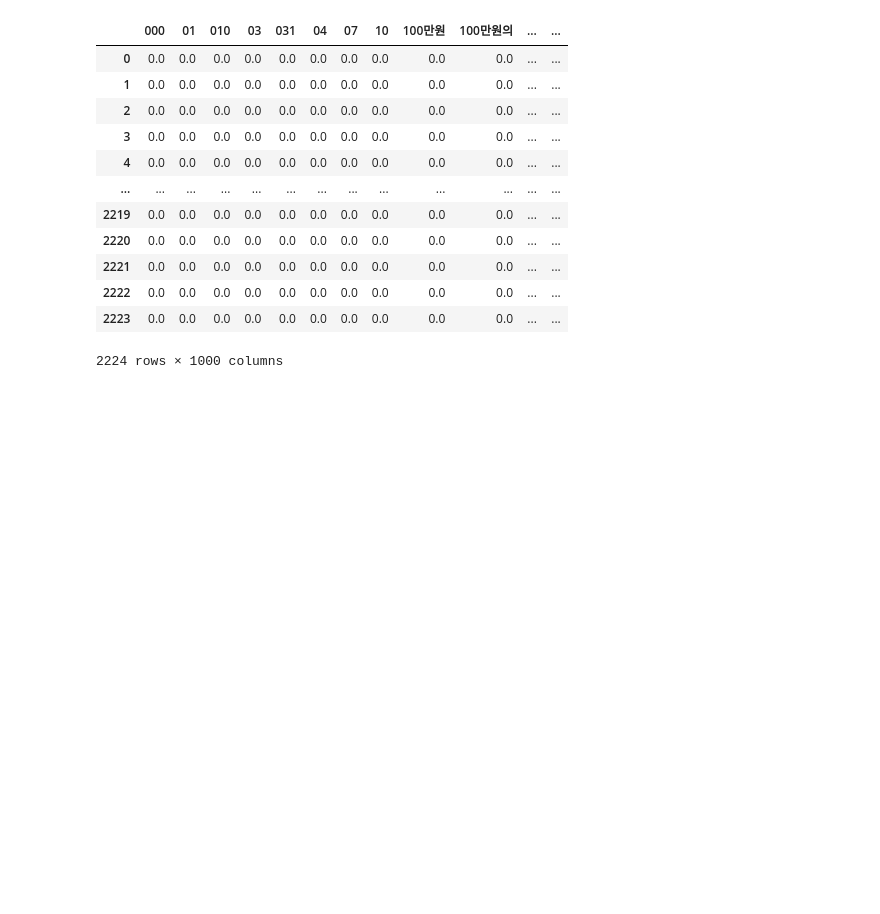
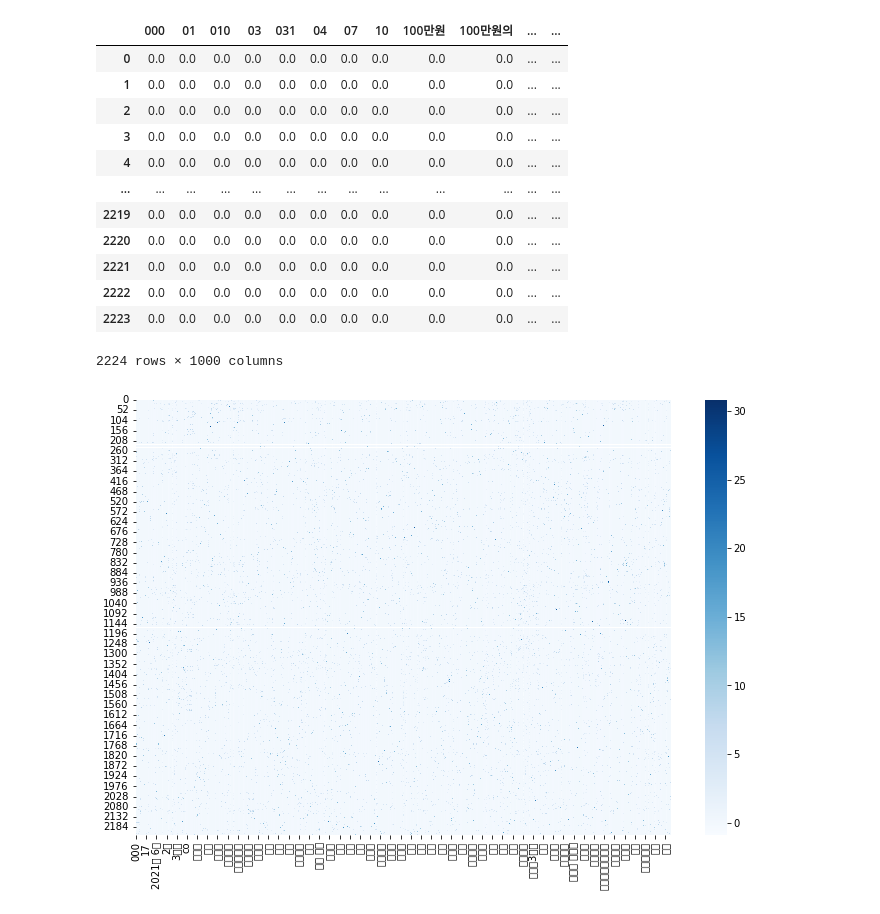
Before and after one commit to sabinleee/Trend-analysis, a Jupyter notebook: Keyphrase/임대차3법/TFIDF_code/TFIDF_blog.ipynb, the cells around one changed output. Drawn from its saved outputs; the diff is of its cells as text; code cells hidden in the pictures; blank space fills up the shorter version.

```diff
--- a/Keyphrase/임대차3법/TFIDF_code/TFIDF_blog.ipynb
+++ b/Keyphrase/임대차3법/TFIDF_code/TFIDF_blog.ipynb
@@ -6,18 +12,15 @@ import numpy as np
 # %%
 def load_data(file, sheet_name):
     return pd.read_excel(file, sheet_name=sheet_name)
-# %%
-PATH = "C:/Users/withus/Desktop/sabin/data/lease/"
-files = glob(PATH + '*.xlsx')
-
-news = pd.DataFrame()
-news_popular = pd.DataFrame()
-twitter = pd.DataFrame()
-blog = pd.DataFrame()
-community = pd.DataFrame()
-
-for file in files:
-    blog = pd.concat([blog, load_data(file, '블로그')], axis=0)
+# %%
+def load_all_data():
+    files = glob('/Users/sabin/Documents/Project/뉴스와 소셜데이터 기반 이슈 분석 및 시각화/Trend-analysis/dataset/임대차3법(54,752건)/*.xlsx')
+    df = pd.DataFrame()
+    for file in files:
+        df = df.append(load_data(file, '블로그'))
+    return df
+
+blog = load_all_data()
 # %% [markdown]
 ## 블로그 Sheet
 # %%
@@ -88,3 +87,13 @@ tfidf_blog
 | 2222 | 0.0 | 0.0 | 0.0 | 0.0 | 0.0 | 0.0 | 0.0 | 0.0 | 0.0 | 0.0 | ... | ... |
 | 2223 | 0.0 | 0.0 | 0.0 | 0.0 | 0.0 | 0.0 | 0.0 | 0.0 | 0.0 | 0.0 | ... | ... |
 2224 rows × 1000 columns
+# %%
+tfidf_blog = (tfidf_blog - tfidf_blog.mean()) / tfidf_blog.std()
+
+# visualize
+
+plt.figure(figsize=(12, 8))
+sns.heatmap(tfidf_blog, cmap='Blues')
+plt.show()
+# %% [output]
+[figure, added]
```
Also changed, not shown: parts of 4 cells of this notebook, 22 other files.
